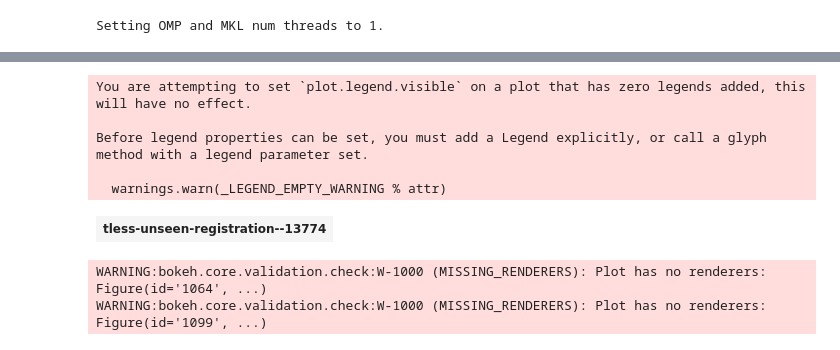
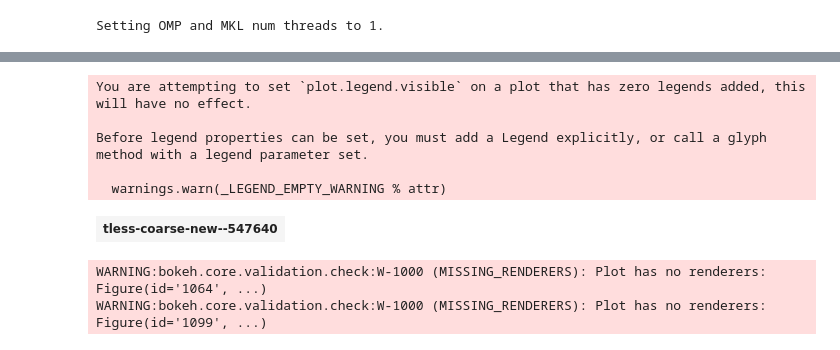
Before and after one commit to MikaYeghi/cosypose, a Jupyter notebook: paper_training_logs.ipynb, the cells around one changed output, grey strips where cells are left out. Cells and saved outputs as stored; diff of their text form; code cells hidden in the pictures.

```diff
--- a/paper_training_logs.ipynb
+++ b/paper_training_logs.ipynb
@@ -16,35 +16,35 @@ run_ids = [
     # 'tless-refiner-custom--710070',
     # 'tless-refiner-custom--971331',
     # 'tless-refiner-custom--302789' # Coarse with features. Train: training+synthetic, test: test
-    'tless-unseen-registration--13774'
+    'tless-coarse-new--547640'
 ]
 plotter = Plotter(log_dir)
 plotter.load_logs(run_ids)
 
 plotter.plot_train_fields(['train_loss_TCO', 'val_loss_TCO'], semilogy=True, title='TCO')
 
 plotter.plot_eval_field('pix2pose_detections/coarse/iteration=1/ADD-S/0.1d',
                         title='ADD-S/0.1d', y_range=[0.0, 0.9], new_row=True)
 
 plotter.plot_eval_field('pix2pose_coarse/refiner/iteration=1/ADD-S/0.1d', datasets='auto',
                         title='ADD-S/0.1d', y_range=[0.0, 0.9], new_row=False)
 
 
 plotter.plot_train_fields(['grad_norm', ], semilogy=True, title='grad', new_row=True)
 
 plotter.plot_train_fields(['learning_rate'], semilogy=False, title='lr', new_row=True)
 plotter.plot_train_fields(['time_forward', 'time_backward', 'time_data'], title='time')
 
 plotter.show_configs()
 plotter.show()
 # %% [output]
 [interactive output not drawn]
 You are attempting to set `plot.legend.visible` on a plot that has zero legends added, this will have no effect.
 
 Before legend properties can be set, you must add a Legend explicitly, or call a glyph method with a legend parameter set.
 
   warnings.warn(_LEGEND_EMPTY_WARNING % attr)
-| tless-unseen-registration--13774 |
+| tless-coarse-new--547640 |
 WARNING:bokeh.core.validation.check:W-1000 (MISSING_RENDERERS): Plot has no renderers: Figure(id='1064', ...)
 WARNING:bokeh.core.validation.check:W-1000 (MISSING_RENDERERS): Plot has no renderers: Figure(id='1099', ...)
 [interactive output not drawn]
```
Also changed, not shown: 11 other files.
